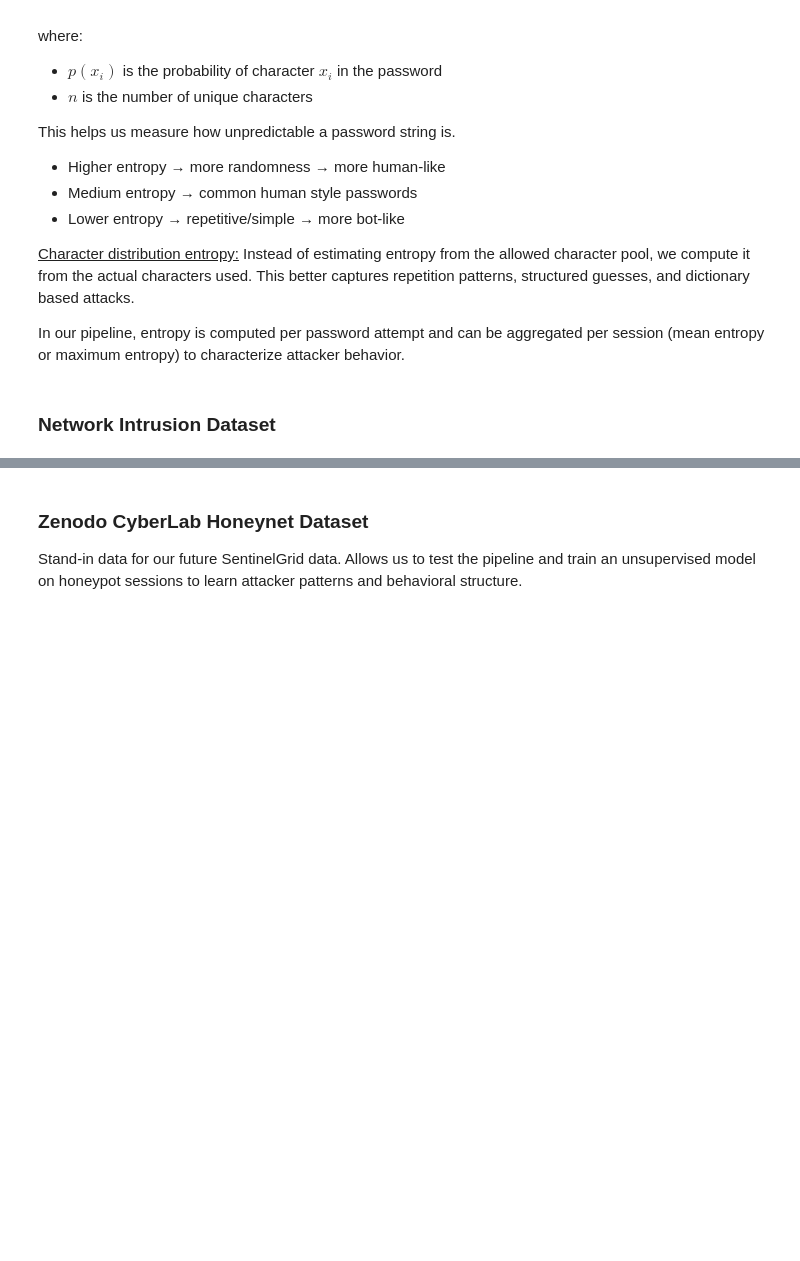
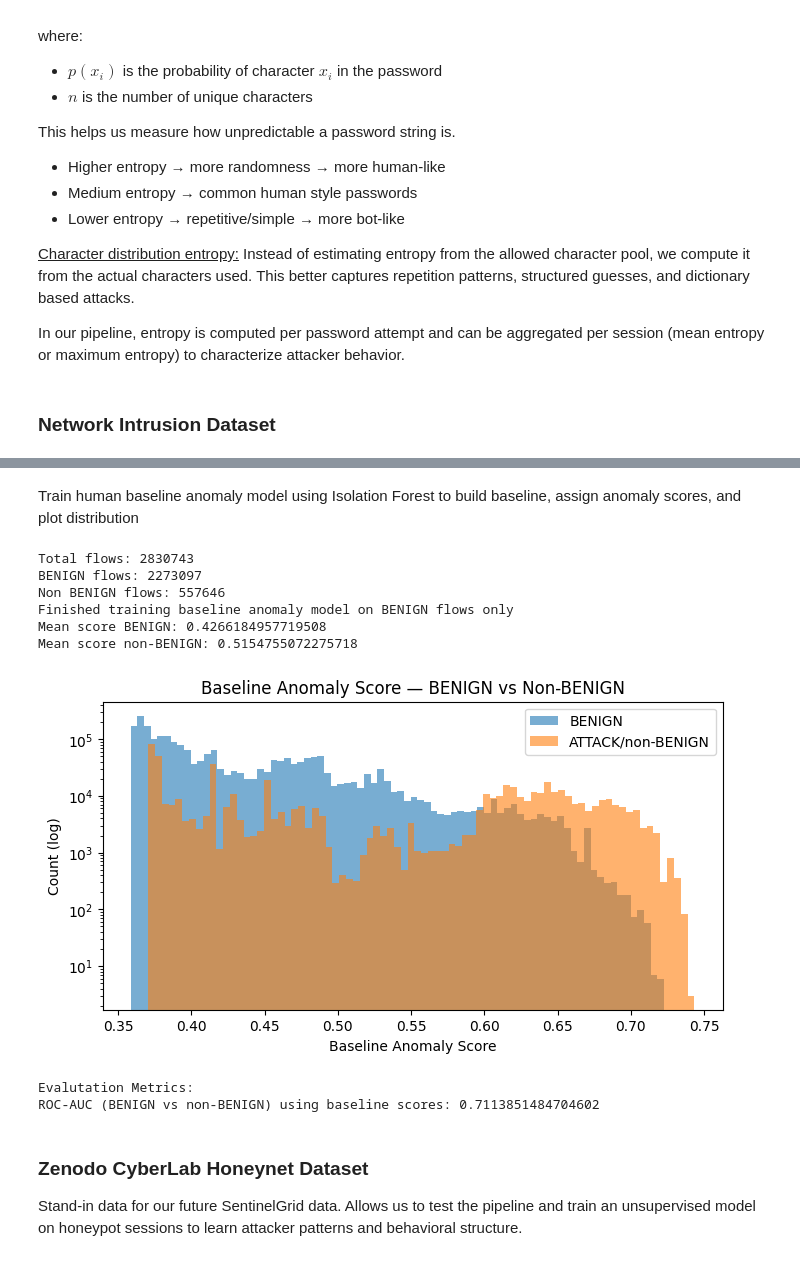
Before and after one commit to SethJonesIntern/SentinelGrid, a Jupyter notebook: machine-learning/notebooks/threat_analysis.ipynb, the cells around one changed output, grey strips where cells are left out. Cells and saved outputs as stored; diff of their text form; code cells hidden in the pictures; blank space fills up the shorter version.

```diff
--- a/machine-learning/notebooks/threat_analysis.ipynb
+++ b/machine-learning/notebooks/threat_analysis.ipynb
@@ -149,3 +321,76 @@ Found CSV files: 8
+# %% [markdown]
+Train human baseline anomaly model using Isolation Forest to build baseline, assign anomaly scores, and plot distribution
+# %%
+feature_cols = list(net_features.columns)
+
+#define BENIGN mask
+benign_mask= net_labels.str.upper().eq("BENIGN")
+print("Total flows:", len(net_features))
+print("BENIGN flows:", int(benign_mask.sum()))
+print("Non BENIGN flows:", int((~benign_mask).sum()))
+
+#use BENIGN only for training data
+X_benign = net_features.loc[benign_mask, feature_cols].copy()
+#drop extreme outliers in BENIGN to make baseline tighter
+X_benign = X_benign.clip(lower=X_benign.quantile(0.001), upper=X_benign.quantile(0.999), axis=1)
+
+baseline_pipe = Pipeline([
+    ("scaler", StandardScaler()),
+    ("iso", IsolationForest(
+        n_estimators=400,
+        contamination=0.03,
+        random_state=42
+    ))
+])
+
+#trainin on BENIGN to learn normal session durations, packet counts, and packet rates
+baseline_pipe.fit(X_benign)
+print("Finished training baseline anomaly model on BENIGN flows only")
+
+#score all flows using the BENIGN trained model
+#compare how abnormal eeach session is with the baseline using anomaly scores
+X_all= net_features[feature_cols].copy()
+
+scores_all= -baseline_pipe.named_steps["iso"].score_samples(
+    baseline_pipe.named_steps["scaler"].transform(X_all)
+)
+
+#high score= more abnormal
+scored_net= net_features.copy()
+scored_net["Label"] = net_labels
+scored_net["baseline_anomaly_score"] = scores_all
+scored_net["is_benign"] = benign_mask.astype(int)
+
+print("Mean score BENIGN:", float(scored_net.loc[scored_net["is_benign"]==1, "baseline_anomaly_score"].mean()))
+print("Mean score non-BENIGN:", float(scored_net.loc[scored_net["is_benign"]==0, "baseline_anomaly_score"].mean()))
+
+#plot distributions
+plt.figure(figsize=(8,4))
+plt.hist(scored_net.loc[scored_net["is_benign"]==1, "baseline_anomaly_score"], bins=80, alpha=0.6, label="BENIGN", log=True)
+plt.hist(scored_net.loc[scored_net["is_benign"]==0, "baseline_anomaly_score"], bins=80, alpha=0.6, label="ATTACK/non-BENIGN", log=True)
+plt.xlabel("Baseline Anomaly Score")
+plt.ylabel("Count (log)")
+plt.title("Baseline Anomaly Score — BENIGN vs Non-BENIGN")
+plt.legend()
+plt.show()
+
+print("Evalutation Metrics:")
+#roc-auc score
+#tells us how well the baseline scores separate non-benign samples from benign ones
+#if I randomly pick one non-benign sample and one benign sample, what is the probability that the model gives the non-benign one a higher score?
+y = (~benign_mask).astype(int)  #1= non benign
+auc = roc_auc_score(y, scores_all)
+print("ROC-AUC (BENIGN vs non-BENIGN) using baseline scores:", auc)
+# %% [output]
+Total flows: 2830743
+BENIGN flows: 2273097
+Non BENIGN flows: 557646
+Finished training baseline anomaly model on BENIGN flows only
+Mean score BENIGN: 0.4266184957719508
+Mean score non-BENIGN: 0.5154755072275718
+[figure, added]
+Evalutation Metrics:
+ROC-AUC (BENIGN vs non-BENIGN) using baseline scores: 0.7113851484704602
 # %% [markdown]
 ### Zenodo CyberLab Honeynet Dataset
 Stand-in data for our future SentinelGrid data. Allows us to test the pipeline and train an unsupervised model on honeypot sessions to learn attacker patterns and behavioral structure.
```
Also changed, not shown: parts of 7 cells of this notebook.
